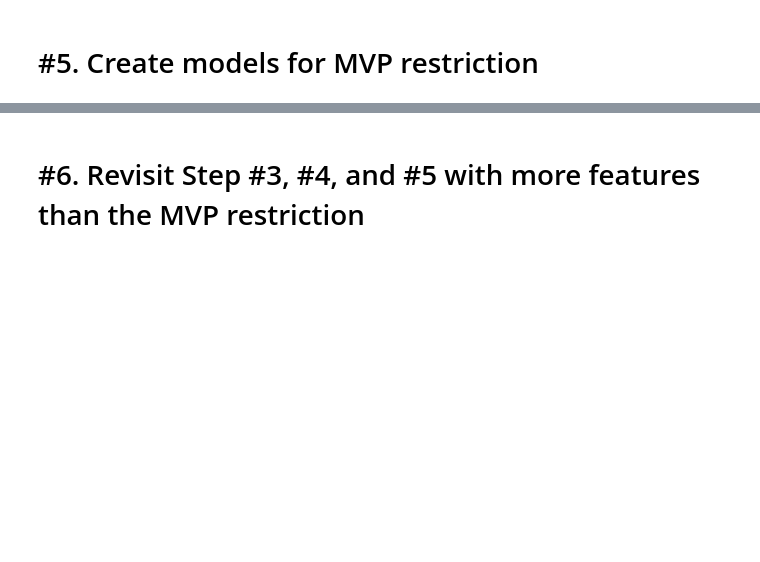
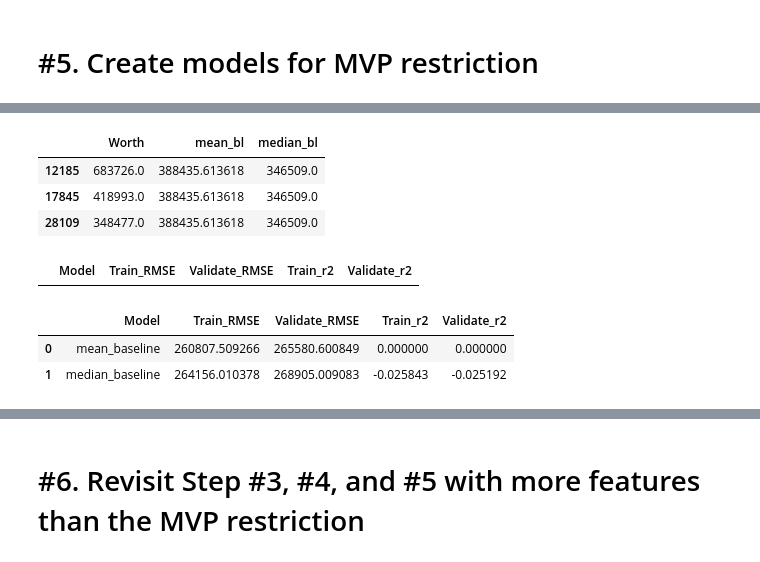
Before and after one commit to JacobPaxton/zillow-regression-project, a Jupyter notebook: draft_workspace.ipynb, the cells around one changed output, grey strips where cells are left out. Cells and saved outputs as stored; diff of their text form; code cells hidden in the pictures; blank space fills up the shorter version.

Commit message:
complete steps up to plotting baseline residuals

```diff
--- a/draft_workspace.ipynb
+++ b/draft_workspace.ipynb
@@ -217,0 +361,4 @@ dtype: int64
+# %%
+y_train = pd.DataFrame(y_train)
+y_validate = pd.DataFrame(y_validate)
+y_train.shape, y_validate.shape
@@ -217,0 +374,12 @@ dtype: int64
+# %%
+def model_performance(train_actuals, val_actuals, train_preds, val_preds, model_name, running_df):
+    rmse_train = mean_squared_error(train_actuals, train_preds) ** 0.5
+    rmse_validate = mean_squared_error(val_actuals, val_preds) ** 0.5
+    r2_train = r2_score(train_actuals, train_preds)
+    r2_validate = r2_score(val_actuals, val_preds)
+    running_df = running_df.append({'Model':model_name,
+                                   'Train_RMSE': rmse_train,
+                                   'Validate_RMSE': rmse_validate,
+                                   'Train_r2': r2_train,
+                                   'Validate_r2': r2_validate}, ignore_index=True)
+    return running_df
@@ -217,0 +400,24 @@ dtype: int64
+# %%
+y_train['mean_bl'] = y_train['Worth'].mean()
+y_train['median_bl'] = y_train['Worth'].median()
+y_validate['mean_bl'] = y_validate['Worth'].mean()
+y_validate['median_bl'] = y_validate['Worth'].median()
+y_train.head(3)
+# %% [output]
+|  | Worth | mean_bl | median_bl |
+| 12185 | 683726.0 | 388435.613618 | 346509.0 |
+| 17845 | 418993.0 | 388435.613618 | 346509.0 |
+| 28109 | 348477.0 | 388435.613618 | 346509.0 |
+# %%
+running_df = pd.DataFrame(columns=['Model','Train_RMSE','Validate_RMSE','Train_r2','Validate_r2'])
+running_df
+# %% [output]
+|  | Model | Train_RMSE | Validate_RMSE | Train_r2 | Validate_r2 |
+# %%
+running_df = model_performance(y_train.Worth, y_validate.Worth, y_train.mean_bl, y_validate.mean_bl, 'mean_baseline', running_df)
+running_df = model_performance(y_train.Worth, y_validate.Worth, y_train.median_bl, y_validate.median_bl, 'median_baseline', running_df)
+running_df
+# %% [output]
+|  | Model | Train_RMSE | Validate_RMSE | Train_r2 | Validate_r2 |
+| 0 | mean_baseline | 260807.509266 | 265580.600849 | 0.000000 | 0.000000 |
+| 1 | median_baseline | 264156.010378 | 268905.009083 | -0.025843 | -0.025192 |
```
Also changed, not shown: parts of 76 cells of this notebook.
